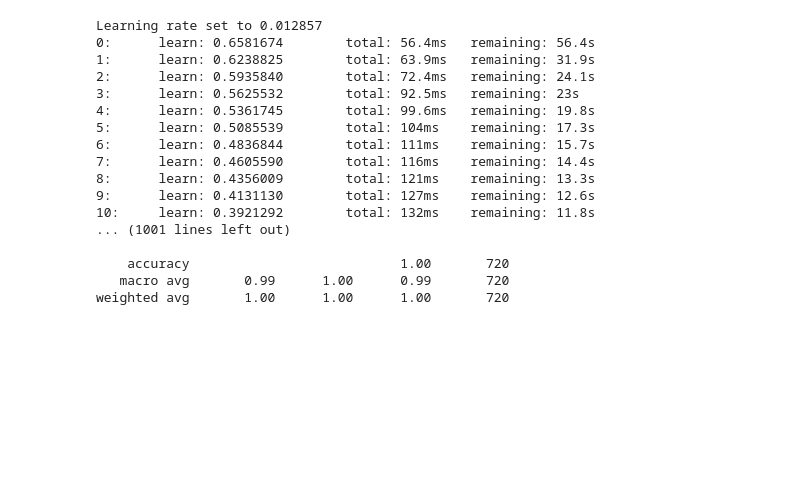
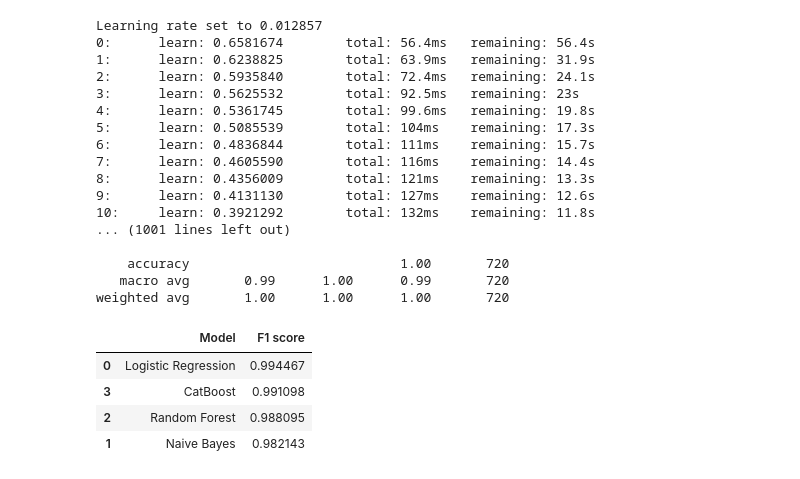
Before and after one commit to itsecd/ml-for-sec-lab1, a Jupyter notebook: Lab1.ipynb, the cells around one changed output. Cells and saved outputs as stored; diff of their text form; code cells hidden in the pictures; blank space fills up the shorter version.

```diff
--- a/Lab1.ipynb
+++ b/Lab1.ipynb
@@ -471,3 +471,13 @@ Learning rate set to 0.012857
     accuracy                           1.00       720
    macro avg       0.99      1.00      0.99       720
 weighted avg       1.00      1.00      1.00       720
+# %%
+model_ev = pd.DataFrame({'Model': ['Logistic Regression','Naive Bayes','Random Forest','CatBoost'], 'F1 score': [lr_f1_score,
+                    nb_f1_score,rf_f1_score, cbc_f1_score]})
+model_ev.sort_values('F1 score' , ascending=False)
+# %% [output]
+|  | Model | F1 score |
+| 0 | Logistic Regression | 0.994467 |
+| 3 | CatBoost | 0.991098 |
+| 2 | Random Forest | 0.988095 |
+| 1 | Naive Bayes | 0.982143 |
```
Also changed, not shown: parts of 3 cells of this notebook.
